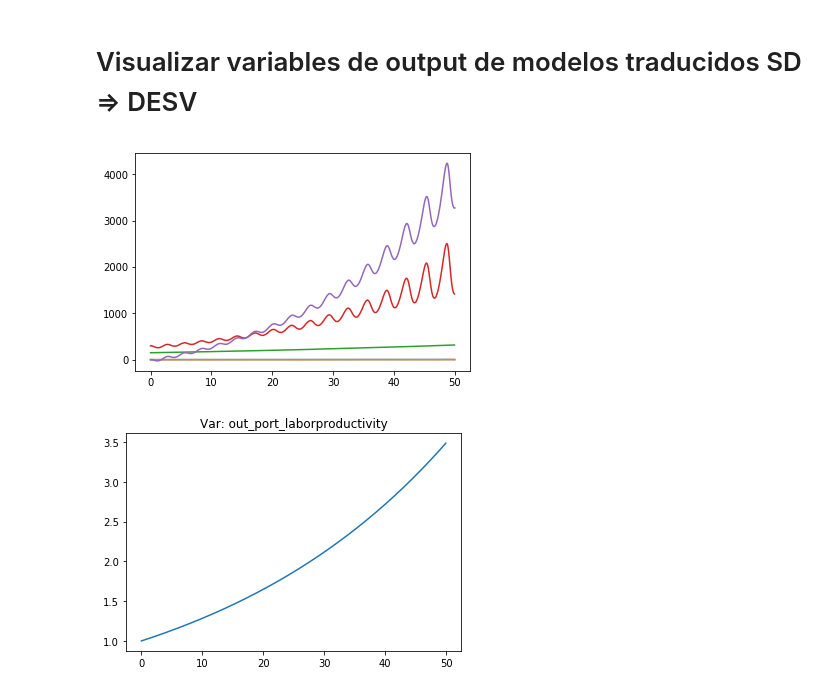
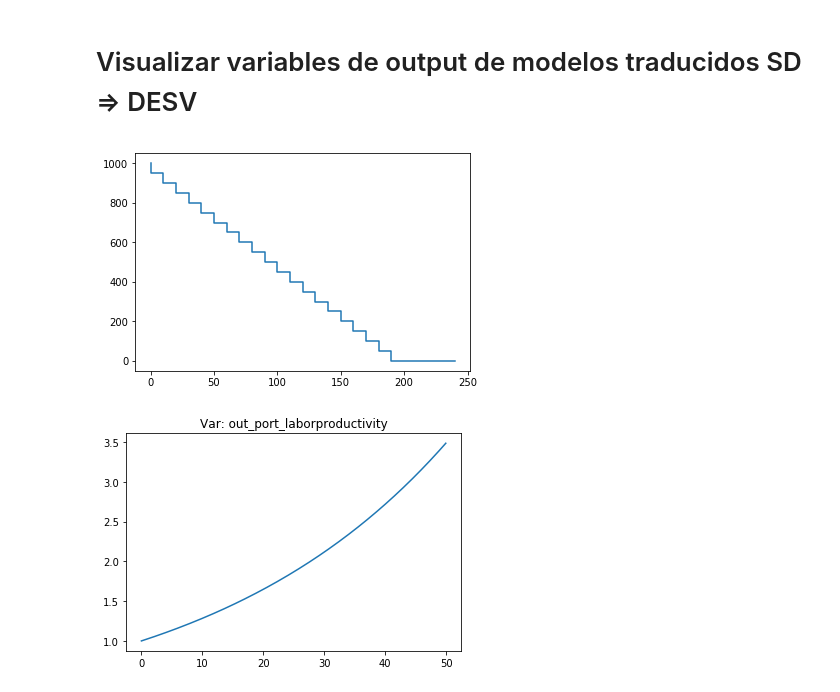
Before and after one commit to dioh/sed_2017_tps, a Jupyter notebook: tpf/analisis/Visualizar-devs.ipynb, the cells around one changed output. Cells and saved outputs as stored; diff of their text form; code cells hidden in the pictures.

Commit message:
primeros pasos para hacer funcionar la funcion PULSE

```diff
--- a/tpf/analisis/Visualizar-devs.ipynb
+++ b/tpf/analisis/Visualizar-devs.ipynb
@@ -4,6 +4,9 @@
 import re
 import matplotlib.pyplot as plt
 import random
+
+filename = '../modelos-nested/modelos/builtin/pulse/output.out'
+variables = ['out_port_stock1']
 
 #filename = '../modelos-nested/modelos/lotka-volterra/output.out'
 #variables = ['out_port_predator', 'out_port_prey']
@@ -11,9 +14,9 @@ import random
 #filename = '../modelos-nested/modelos/loanable-funds-matlab/output.out'
 #variables = ['out_port_workers', 'out_port_loans', 'out_port_bankersnw']
 
-filename = '../modelos-nested/modelos/goodwin-minsky-matlab/output.out'
-variables = ['out_port_laborproductivity', 'out_port_wagerate', 'out_port_population', 'out_port_capital',
-             'out_port_debt']
+#filename = '../modelos-nested/modelos/goodwin-minsky-matlab/output.out'
+#variables = ['out_port_laborproductivity', 'out_port_wagerate', 'out_port_population', 'out_port_capital',
+#             'out_port_debt']
 
 #filename = '../modelos-nested/modelos/lotka-volterra-nested-1/output.out'
 #variables = ['out_port_predator', 'out_port_prey']
@@ -53,14 +56,15 @@ def get_var(out_var):
 # %%
 # Todos juntos
 for varname in variables:
     plt.figure(1)
-    mylist = get_var(varname)
+    mylist = get_var(varname)[0:25] # para testear pulse
     ts,vals = zip(*mylist)
-    plt.plot(ts,vals)
+    #plt.plot(ts,vals)
+    plt.step(ts,vals)
 
 plt.show()
 # %% [output]
-[figure, old version]
+[figure, new version]
 # %%
 # Todos separados
 i = 1
```
Also changed, not shown: 6 other files.
